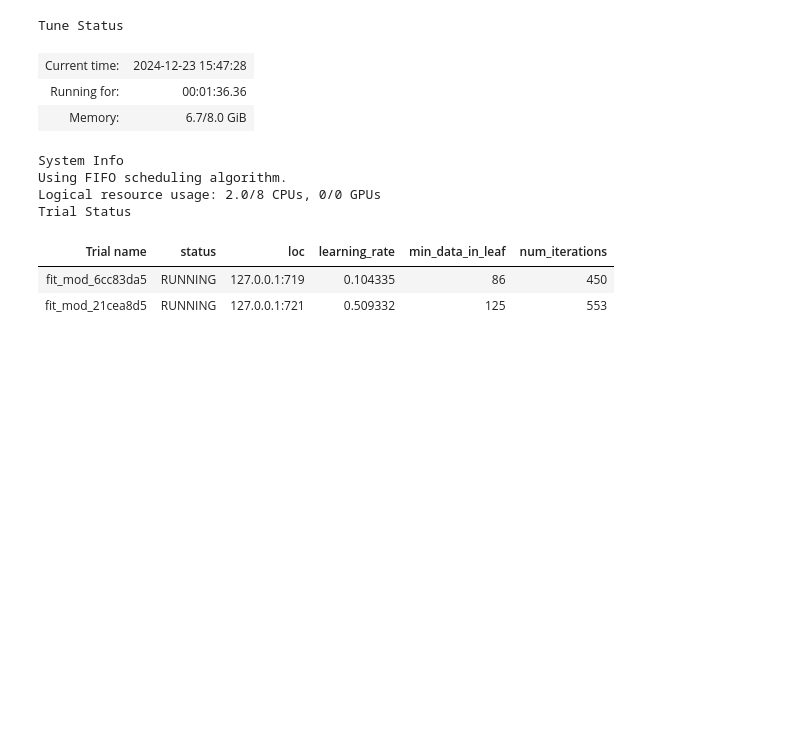
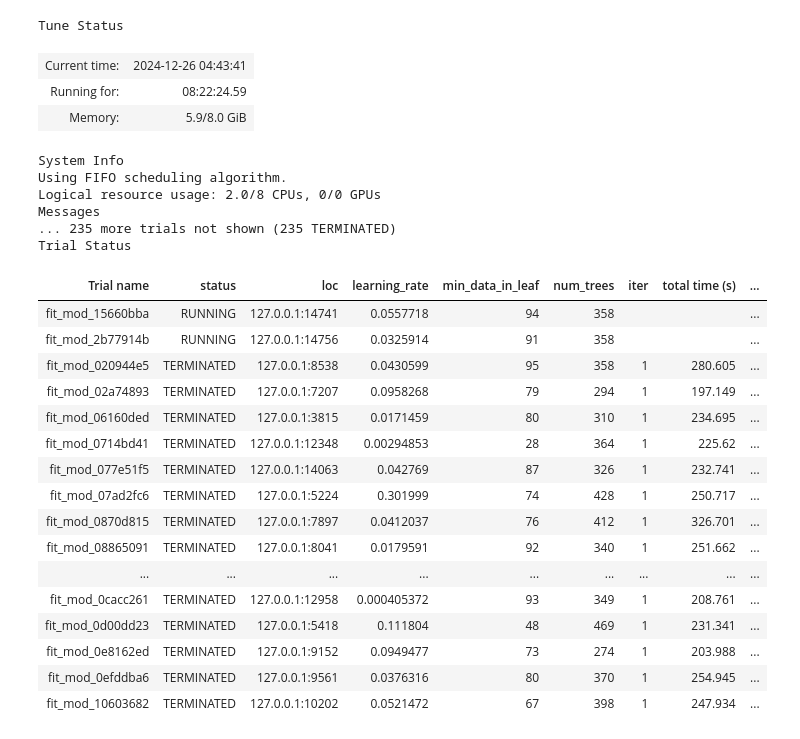
Before and after one commit to abartnof/ferc_eia_contained, a Jupyter notebook: scripts/model_a_hyperparameter_search.ipynb, the cells around one changed output. Cells and saved outputs as stored; diff of their text form; code cells hidden in the pictures; blank space fills up the shorter version.

Commit message:
in process of cross validation full model GBM

```diff
--- a/scripts/model_a_hyperparameter_search.ipynb
+++ b/scripts/model_a_hyperparameter_search.ipynb
@@ -10,28 +12,36 @@ from ray.tune.search import ConcurrencyLimiter
 # %%
 fn_train_x = '/Volumes/Extreme SSD/rematch_eia_ferc1_docker/working_data/model_a/train/train_x.parquet'
 fn_train_y = '/Volumes/Extreme SSD/rematch_eia_ferc1_docker/working_data/model_a/train/train_y.parquet'
+
+fn_test_x = '/Volumes/Extreme SSD/rematch_eia_ferc1_docker/working_data/model_a/train/test_x.parquet'
+fn_test_y = '/Volumes/Extreme SSD/rematch_eia_ferc1_docker/working_data/model_a/train/test_y.parquet'
+
 dir_hyperparameters = '/Volumes/Extreme SSD/rematch_eia_ferc1_docker/working_data/model_a/train'
+fn_out = '/Volumes/Extreme SSD/rematch_eia_ferc1_docker/working_data/model_a/train/gb_ray_tune/grid_search.csv'
 # %%
 def fit_mod(space):
 
     # ELT
-    X = pd.read_parquet(fn_train_x)
-    Y = pd.read_parquet(fn_train_y)
-    # X = pd.read_parquet('/Volumes/Extreme SSD/rematch1_predictor/full_training_data/train_x.parquet')
-    # Y = pd.read_parquet('/Volumes/Extreme SSD/rematch1_predictor/full_training_data/full_data_y.parquet')
+    XTrain = pd.read_parquet(fn_train_x)
+    YTrain = pd.read_parquet(fn_train_y)
 
-    size_of_train_set = round(0.8 * X.shape[0])
-    rows_for_train_set = np.random.choice(a=X.index, size=size_of_train_set, replace=False)
-    rows_for_val_set = np.setdiff1d(X.index, rows_for_train_set)
+    XTest = pd.read_parquet(fn_test_x)
+    YTest = pd.read_parquet(fn_test_y)
+    # X = pd.read_parquet(fn_train_x)
+    # Y = pd.read_parquet(fn_train_y)
 
-    train_set = lgb.Dataset(X.loc[rows_for_train_set], Y.loc[rows_for_train_set])
-    val_set = lgb.Dataset(X.loc[rows_for_val_set], Y.loc[rows_for_val_set])
+    # size_of_train_set = round(0.8 * X.shape[0])
+    # rows_for_train_set = np.random.choice(a=X.index, size=size_of_train_set, replace=False)
+    # rows_for_val_set = np.setdiff1d(X.index, rows_for_train_set)
+
+    train_set = lgb.Dataset(XTrain, YTrain)
+    val_set = lgb.Dataset(XTest, YTest)
 
     # Model
     gbm = lgb.train(
         space,
         train_set,
-        valid_sets=[val_set],
+        valid_sets=[val_set]
     )
     binary_logloss = gbm.best_score['valid_0']['binary_logloss']
     auc = gbm.best_score['valid_0']['auc']
@@ -43,12 +53,14 @@ def fit_mod(space):
     )
 # %%
 space = {
-    'num_iterations': tune.randint(1, 1000),
-    # 'num_rounds': tune.randint(1, 500),
+    # 'num_iterations': tune.randint(1, 1000),
+    'verbose':-1,
+    'num_trees': tune.randint(1, 500),
     'learning_rate': tune.uniform(0.0001, 1),
     'min_data_in_leaf': tune.randint(1, 200),
     'objective':'binary',
     # 'early_stopping_round':2,
+    'early_stopping_round':-1,
     'metrics':['binary_logloss', 'auc']
     }
 # %%
@@ -67,27 +71,43 @@ search_alg = ConcurrencyLimiter(search_alg, max_concurrent=2)
 # %%
 tuner = tune.Tuner(
     fit_mod,
     tune_config=tune.TuneConfig(
-        # scheduler=asha_scheduler,
+        # scheduler=asha,
+        num_samples=500,
         search_alg=search_alg,
-        num_samples=1000
     ),
     param_space=space,
     run_config=train.RunConfig(
         storage_path=dir_hyperparameters,
         name="gb_ray_tune"
     )
 )
 results = tuner.fit()
 # %% [output]
 Tune Status
-| Current time: | 2024-12-23 15:47:28 |
-| Running for: | 00:01:36.36 |
-| Memory: | 6.7/8.0 GiB |
+| Current time: | 2024-12-26 04:43:41 |
+| Running for: | 08:22:24.59 |
+| Memory: | 5.9/8.0 GiB |
 System Info
 Using FIFO scheduling algorithm.
 Logical resource usage: 2.0/8 CPUs, 0/0 GPUs
+Messages
+... 235 more trials not shown (235 TERMINATED)
 Trial Status
-| Trial name | status | loc | learning_rate | min_data_in_leaf | num_iterations |
-| fit_mod_6cc83da5 | RUNNING | 127.0.0.1:719 | 0.104335 | 86 | 450 |
-| fit_mod_21cea8d5 | RUNNING | 127.0.0.1:721 | 0.509332 | 125 | 553 |
+| Trial name | status | loc | learning_rate | min_data_in_leaf | num_trees | iter | total time (s) | ... |
+| fit_mod_15660bba | RUNNING | 127.0.0.1:14741 | 0.0557718 | 94 | 358 |  |  | ... |
+| fit_mod_2b77914b | RUNNING | 127.0.0.1:14756 | 0.0325914 | 91 | 358 |  |  | ... |
+| fit_mod_020944e5 | TERMINATED | 127.0.0.1:8538 | 0.0430599 | 95 | 358 | 1 | 280.605 | ... |
+| fit_mod_02a74893 | TERMINATED | 127.0.0.1:7207 | 0.0958268 | 79 | 294 | 1 | 197.149 | ... |
+| fit_mod_06160ded | TERMINATED | 127.0.0.1:3815 | 0.0171459 | 80 | 310 | 1 | 234.695 | ... |
+| fit_mod_0714bd41 | TERMINATED | 127.0.0.1:12348 | 0.00294853 | 28 | 364 | 1 | 225.62 | ... |
+| fit_mod_077e51f5 | TERMINATED | 127.0.0.1:14063 | 0.042769 | 87 | 326 | 1 | 232.741 | ... |
+| fit_mod_07ad2fc6 | TERMINATED | 127.0.0.1:5224 | 0.301999 | 74 | 428 | 1 | 250.717 | ... |
+| fit_mod_0870d815 | TERMINATED | 127.0.0.1:7897 | 0.0412037 | 76 | 412 | 1 | 326.701 | ... |
+| fit_mod_08865091 | TERMINATED | 127.0.0.1:8041 | 0.0179591 | 92 | 340 | 1 | 251.662 | ... |
+| ... | ... | ... | ... | ... | ... | ... | ... | ... |
+| fit_mod_0cacc261 | TERMINATED | 127.0.0.1:12958 | 0.000405372 | 93 | 349 | 1 | 208.761 | ... |
+| fit_mod_0d00dd23 | TERMINATED | 127.0.0.1:5418 | 0.111804 | 48 | 469 | 1 | 231.341 | ... |
+| fit_mod_0e8162ed | TERMINATED | 127.0.0.1:9152 | 0.0949477 | 73 | 274 | 1 | 203.988 | ... |
+| fit_mod_0efddba6 | TERMINATED | 127.0.0.1:9561 | 0.0376316 | 80 | 370 | 1 | 254.945 | ... |
+| fit_mod_10603682 | TERMINATED | 127.0.0.1:10202 | 0.0521472 | 67 | 398 | 1 | 247.934 | ... |
```
Also changed, not shown: parts of 7 cells of this notebook, 4 other files.
